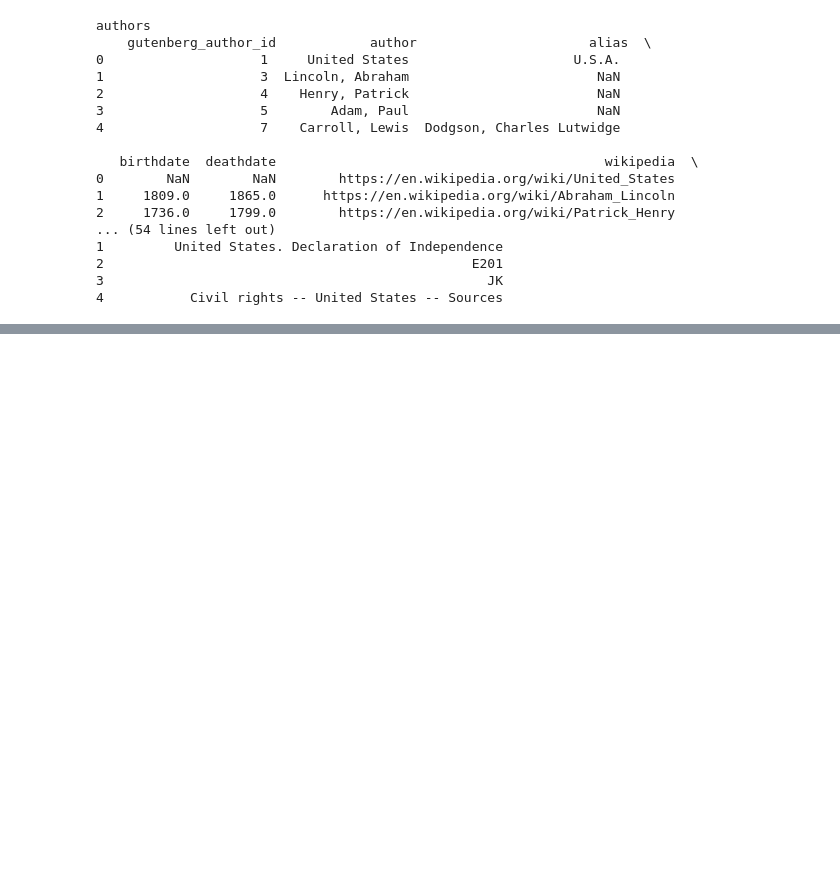
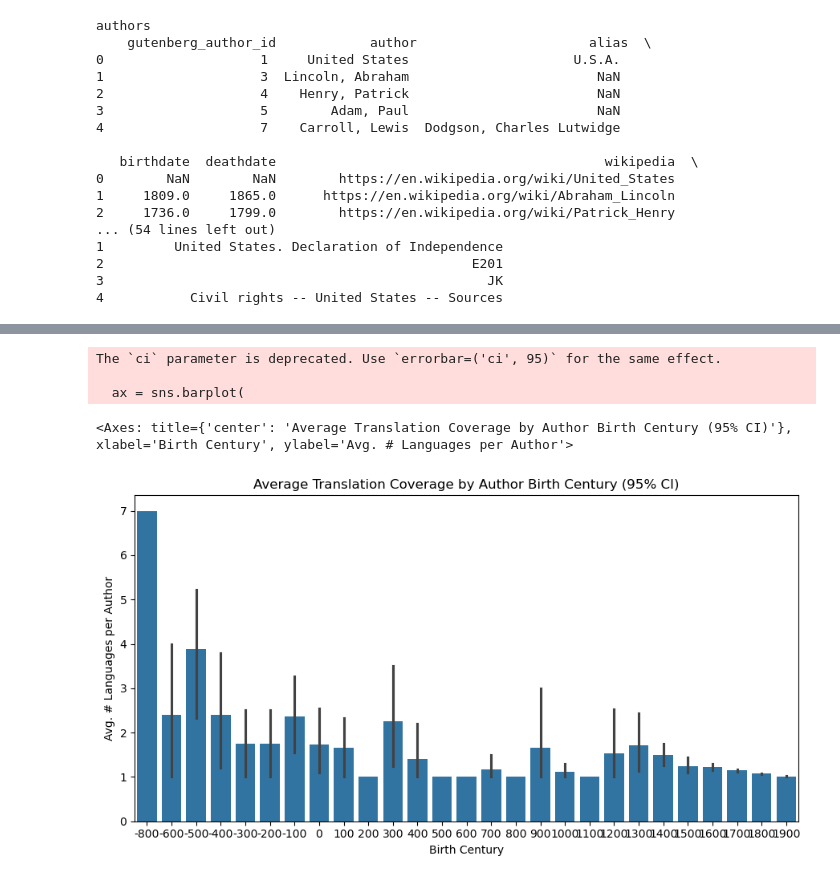
Before and after one commit to desdai/h501-gutenberg, a Jupyter notebook: gutenberg.ipynb, the cells around one changed output, grey strips where cells are left out. Saved outputs shown, nothing was run; the diff lists cells and outputs as text; code cells hidden in the pictures; blank space fills up the shorter version.

```diff
--- a/gutenberg.ipynb
+++ b/gutenberg.ipynb
@@ -38,0 +80,9 @@ authors
+# %%
+from tt_gutenberg.plot import plot_translations
+plot_translations(over='birth_century')
+# %% [output]
+The `ci` parameter is deprecated. Use `errorbar=('ci', 95)` for the same effect.
+
+  ax = sns.barplot(
+<Axes: title={'center': 'Average Translation Coverage by Author Birth Century (95% CI)'}, xlabel='Birth Century', ylabel='Avg. # Languages per Author'>
+[figure, added]
```
Also changed, not shown: parts of 4 cells of this notebook, 5 other files.
